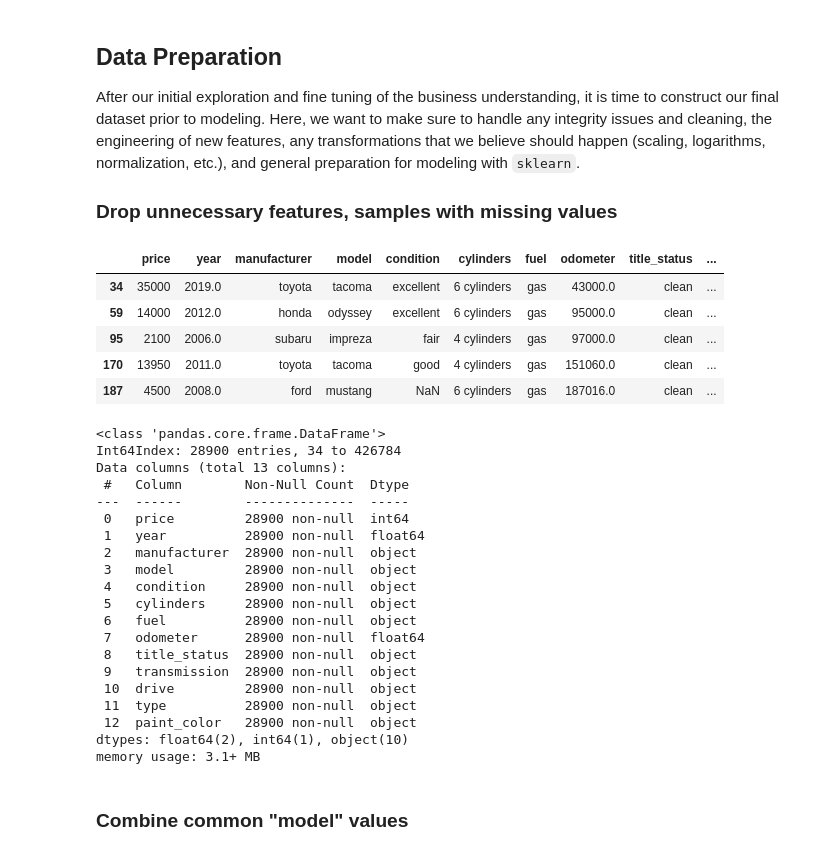
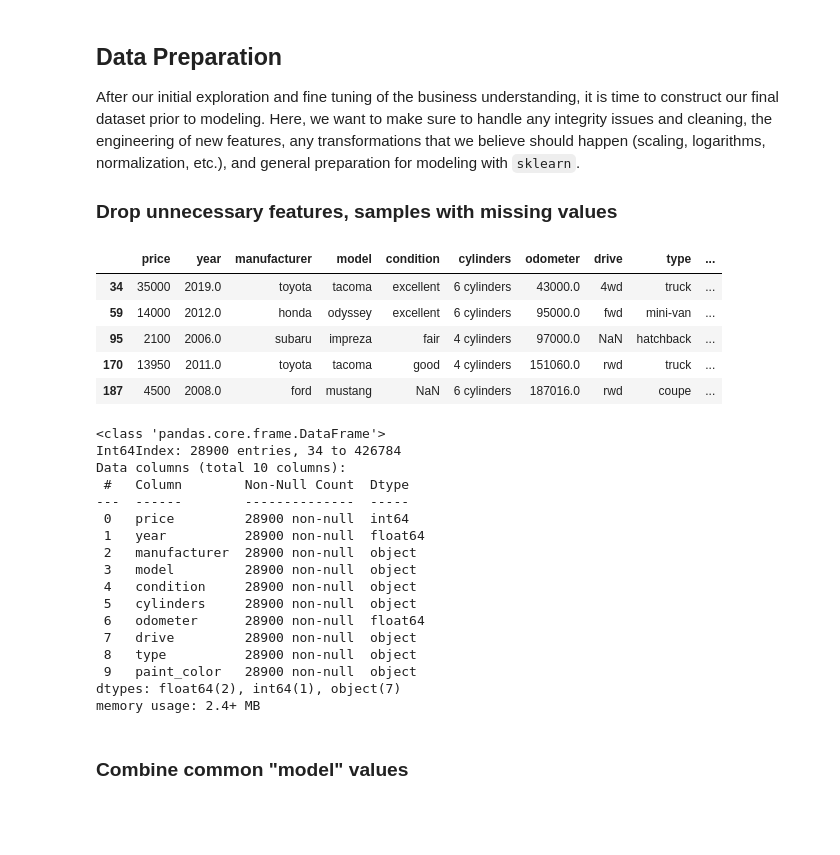
Before and after one commit to zaldabus/car_price_driver, a Jupyter notebook: prompt_II.ipynb, the cells around one changed output. Saved outputs shown, nothing was run; the diff lists cells and outputs as text; code cells hidden in the pictures; blank space fills up the shorter version.

Commit message:
Completed initial pass on Modeling section

```diff
--- a/prompt_II.ipynb
+++ b/prompt_II.ipynb
@@ -683,22 +697,31 @@ After our initial exploration and fine tuning of the business understanding, it
 
 ### Drop unnecessary features, samples with missing values
 # %%
-dropped_features_df = car_type_df.drop(['id', 'region', 'VIN', 'size', 'state'], axis = 1)
+dropped_features_df = car_type_df.drop([
+    'id',
+    'region',
+    'VIN',
+    'size',
+    'state',
+    'fuel',
+    'title_status',
+    'transmission'
+], axis = 1)
 dropped_features_df.head()
 # %% [output]
-|  | price | year | manufacturer | model | condition | cylinders | fuel | odometer | title_status | ... |
-| 34 | 35000 | 2019.0 | toyota | tacoma | excellent | 6 cylinders | gas | 43000.0 | clean | ... |
-| 59 | 14000 | 2012.0 | honda | odyssey | excellent | 6 cylinders | gas | 95000.0 | clean | ... |
-| 95 | 2100 | 2006.0 | subaru | impreza | fair | 4 cylinders | gas | 97000.0 | clean | ... |
-| 170 | 13950 | 2011.0 | toyota | tacoma | good | 4 cylinders | gas | 151060.0 | clean | ... |
-| 187 | 4500 | 2008.0 | ford | mustang | NaN | 6 cylinders | gas | 187016.0 | clean | ... |
+|  | price | year | manufacturer | model | condition | cylinders | odometer | drive | type | ... |
+| 34 | 35000 | 2019.0 | toyota | tacoma | excellent | 6 cylinders | 43000.0 | 4wd | truck | ... |
+| 59 | 14000 | 2012.0 | honda | odyssey | excellent | 6 cylinders | 95000.0 | fwd | mini-van | ... |
+| 95 | 2100 | 2006.0 | subaru | impreza | fair | 4 cylinders | 97000.0 | NaN | hatchback | ... |
+| 170 | 13950 | 2011.0 | toyota | tacoma | good | 4 cylinders | 151060.0 | rwd | truck | ... |
+| 187 | 4500 | 2008.0 | ford | mustang | NaN | 6 cylinders | 187016.0 | rwd | coupe | ... |
 # %%
 no_missing_values_df = dropped_features_df.dropna()
 no_missing_values_df.info()
 # %% [output]
 <class 'pandas.core.frame.DataFrame'>
 Int64Index: 28900 entries, 34 to 426784
-Data columns (total 13 columns):
+Data columns (total 10 columns):
  #   Column        Non-Null Count  Dtype
 ---  ------        --------------  -----
  0   price         28900 non-null  int64
@@ -707,15 +730,12 @@ Data columns (total 13 columns):
  3   model         28900 non-null  object
  4   condition     28900 non-null  object
  5   cylinders     28900 non-null  object
- 6   fuel          28900 non-null  object
- 7   odometer      28900 non-null  float64
- 8   title_status  28900 non-null  object
- 9   transmission  28900 non-null  object
- 10  drive         28900 non-null  object
- 11  type          28900 non-null  object
- 12  paint_color   28900 non-null  object
-dtypes: float64(2), int64(1), object(10)
-memory usage: 3.1+ MB
+ 6   odometer      28900 non-null  float64
+ 7   drive         28900 non-null  object
+ 8   type          28900 non-null  object
+ 9   paint_color   28900 non-null  object
+dtypes: float64(2), int64(1), object(7)
+memory usage: 2.4+ MB
 # %% [markdown]
 ### Combine common "model" values
 # %%
```
Also changed, not shown: parts of 141 cells of this notebook.
